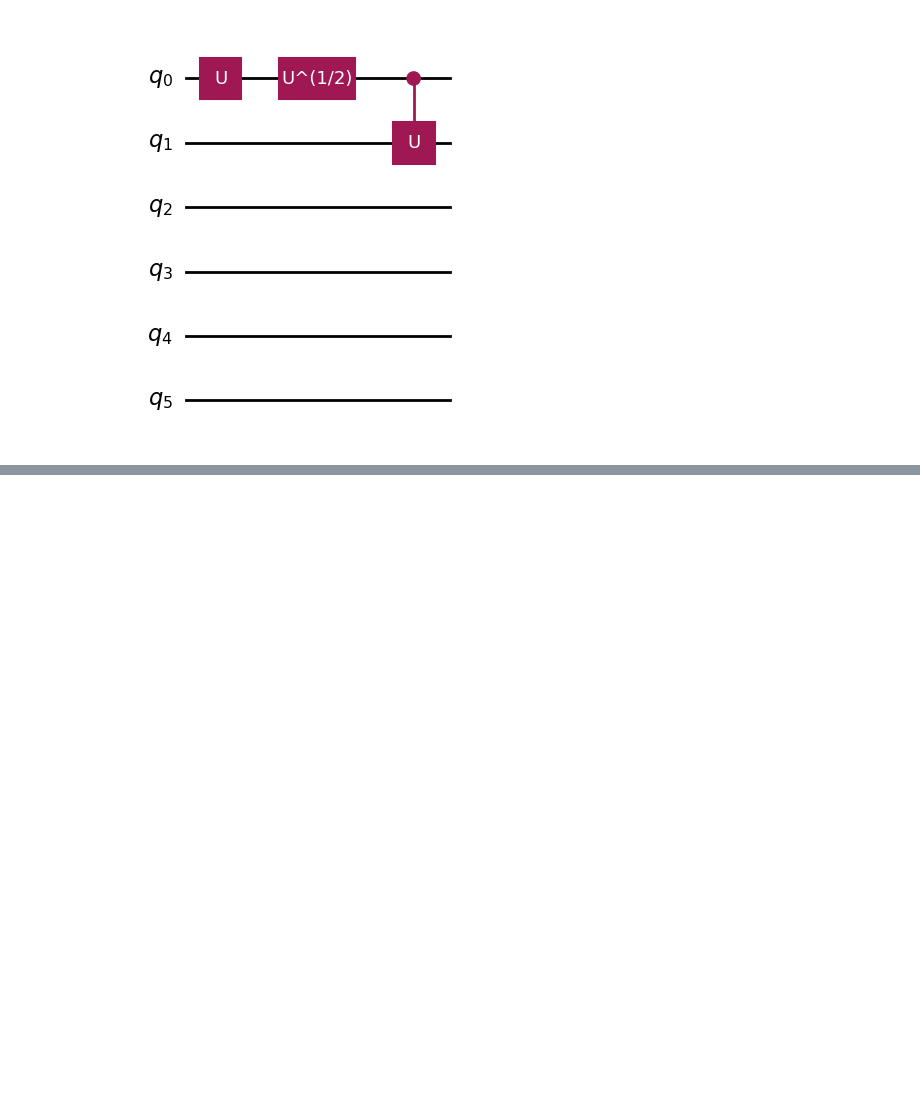
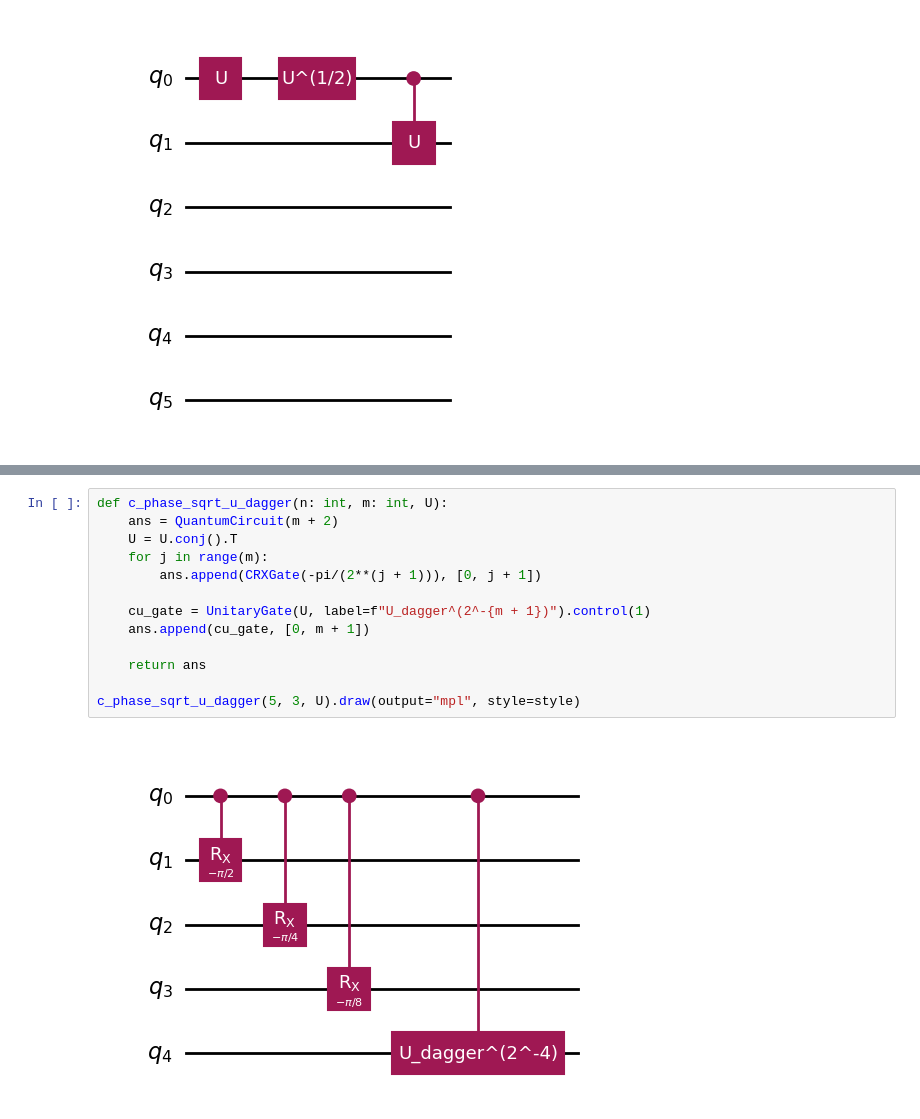
Before and after one commit to misho9714/Multi-Controlled-U, a Jupyter notebook: notebook.ipynb, the cells around one changed output, grey strips where cells are left out. Drawn from its saved outputs; the diff is of its cells as text; blank space fills up the shorter version.

```diff
--- a/notebook.ipynb
+++ b/notebook.ipynb
@@ -34,0 +56,15 @@ qc.draw(output="mpl")
+# %%
+def c_phase_sqrt_u_dagger(n: int, m: int, U):
+    ans = QuantumCircuit(m + 2)
+    U = U.conj().T
+    for j in range(m):
+        ans.append(CRXGate(-pi/(2**(j + 1))), [0, j + 1])
+
+    cu_gate = UnitaryGate(U, label=f"U_dagger^(2^-{m + 1})").control(1)
+    ans.append(cu_gate, [0, m + 1])
+
+    return ans
+
+c_phase_sqrt_u_dagger(5, 3, U).draw(output="mpl", style=style)
+# %% [output]
+[figure, added]
```
Also changed, not shown: parts of 4 cells of this notebook.
